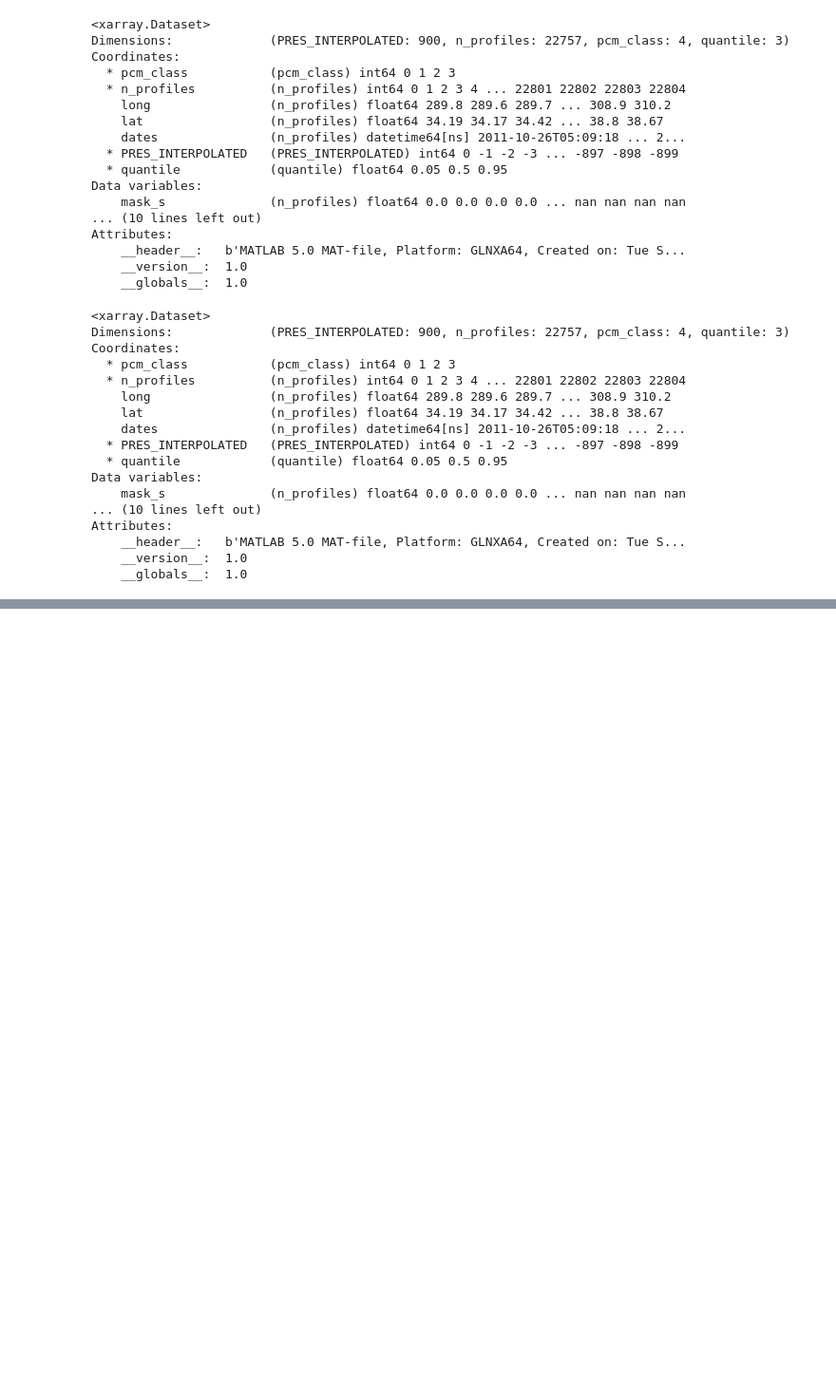
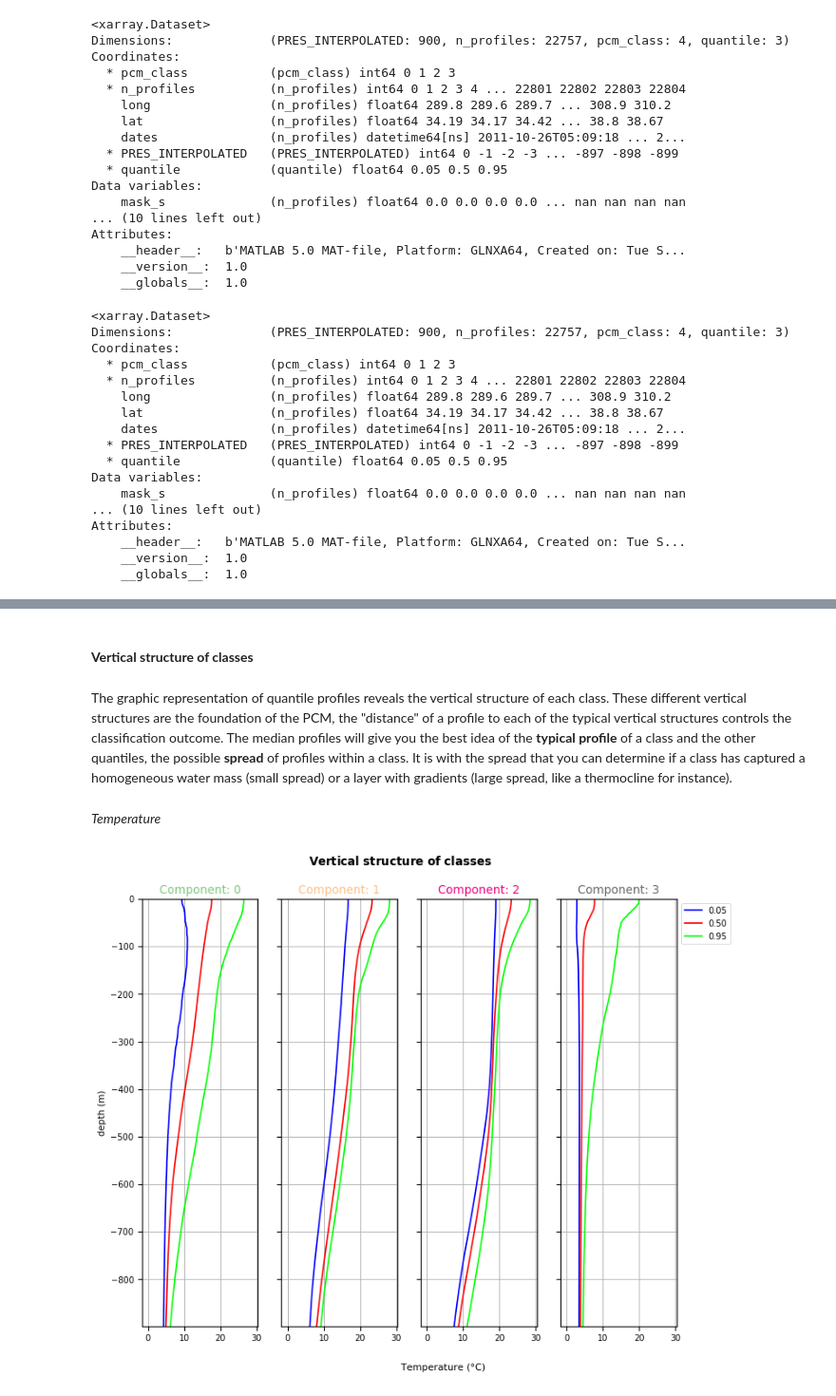
Before and after one commit to euroargodev/DMQC-PCM, a Jupyter notebook: PCM-design/Classif_ArgoReferenceDatabase.ipynb, the cells around one changed output, grey strips where cells are left out. Shown at 95% size. Drawn from its saved outputs; the diff is of its cells as text; code cells hidden in the pictures; blank space fills up the shorter version.

Commit message:
[update] texte in classification notebook

```diff
--- a/PCM-design/Classif_ArgoReferenceDatabase.ipynb
+++ b/PCM-design/Classif_ArgoReferenceDatabase.ipynb
@@ -546,0 +477,16 @@ f.close()
+# %%
+P = Plotter(ds_p, m, coords_dict= {'latitude': 'lat', 'longitude': 'long', 'time': 'dates'})
+P.data_type = 'profiles'
+# %% [markdown]
+#### __Vertical structure of classes__
+# %% [markdown]
+The graphic representation of quantile profiles reveals the vertical structure of each class.
+These different vertical structures are the foundation of the PCM, the "distance" of a profile to each of the typical vertical structures controls the classification outcome.
+The median profiles will give you the best idea of the __typical profile__ of a class and the other quantiles, the possible __spread__ of profiles within a class. It is with the spread that you can determine if a class has captured a homogeneous water mass (small spread) or a layer with gradients (large spread, like a thermocline for instance).
+# %% [markdown]
+*Temperature*
+# %%
+P.vertical_structure(q_variable = var_name_ds[0] + '_Q', sharey=True, xlabel='Temperature (°C)',
+                     save_fig='figures/temperature_quantiles.jpg')
+# %% [output]
+[figure, added]
```
Also changed, not shown: parts of 140 cells of this notebook, 16 other files.
